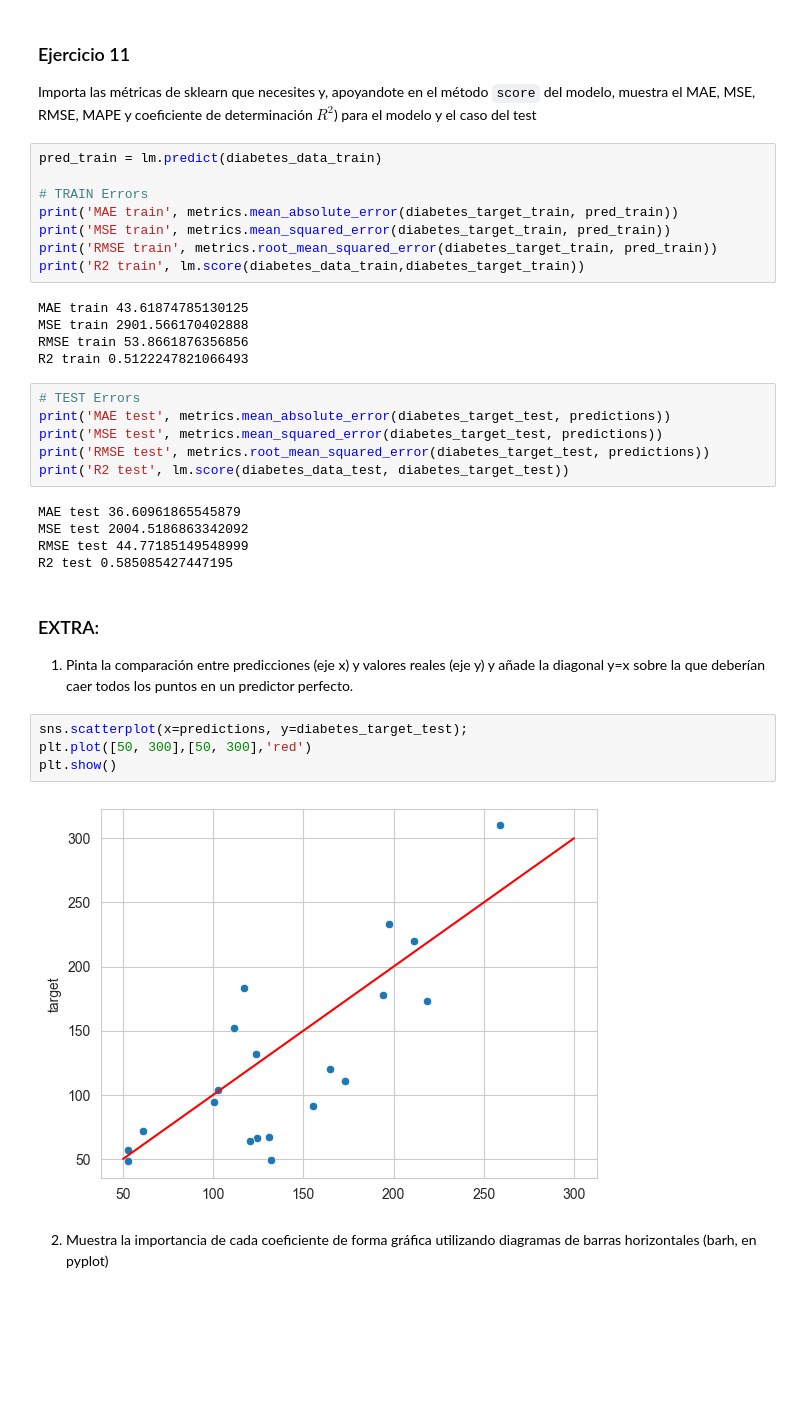
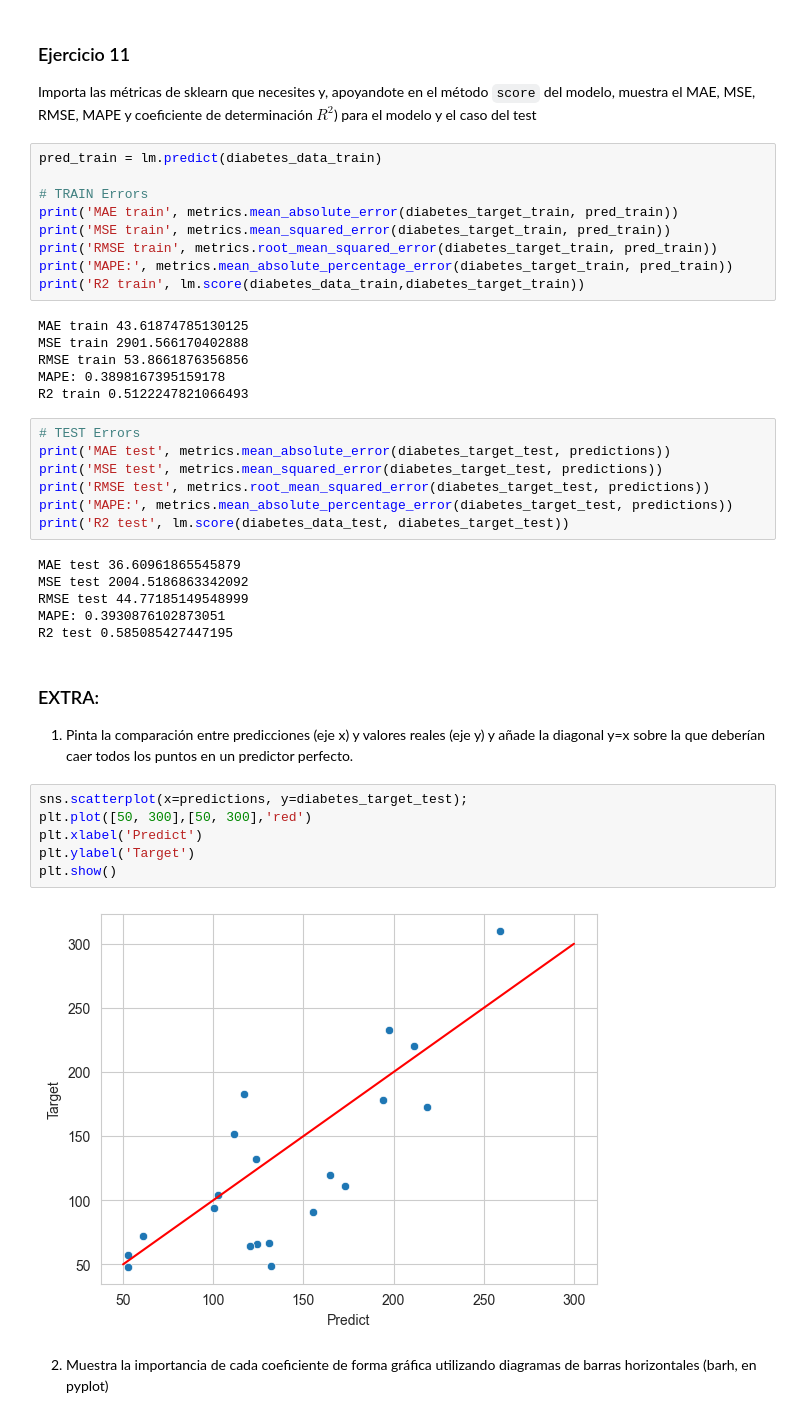
Before and after one commit to elecomexp/ONLINE_DS_THEBRIDGE_2024, a Jupyter notebook: 05_Machine_Learning/S12_Supervisados_I/U01_RegLineal_Regularizacion/Ejercicios_Workout/13_Ejercicios_Modelado_RL.ipynb, the cells around one changed output. Saved outputs shown, nothing was run; the diff lists cells and outputs as text; blank space fills up the shorter version.

```diff
--- a/05_Machine_Learning/S12_Supervisados_I/U01_RegLineal_Regularizacion/Ejercicios_Workout/13_Ejercicios_Modelado_RL.ipynb
+++ b/05_Machine_Learning/S12_Supervisados_I/U01_RegLineal_Regularizacion/Ejercicios_Workout/13_Ejercicios_Modelado_RL.ipynb
@@ -298,22 +319,26 @@ pred_train = lm.predict(diabetes_data_train)
 print('MAE train', metrics.mean_absolute_error(diabetes_target_train, pred_train))
 print('MSE train', metrics.mean_squared_error(diabetes_target_train, pred_train))
 print('RMSE train', metrics.root_mean_squared_error(diabetes_target_train, pred_train))
+print('MAPE:', metrics.mean_absolute_percentage_error(diabetes_target_train, pred_train))
 print('R2 train', lm.score(diabetes_data_train,diabetes_target_train))
 # %% [output]
 MAE train 43.61874785130125
 MSE train 2901.566170402888
 RMSE train 53.8661876356856
+MAPE: 0.3898167395159178
 R2 train 0.5122247821066493
 # %%
 # TEST Errors
 print('MAE test', metrics.mean_absolute_error(diabetes_target_test, predictions))
 print('MSE test', metrics.mean_squared_error(diabetes_target_test, predictions))
 print('RMSE test', metrics.root_mean_squared_error(diabetes_target_test, predictions))
+print('MAPE:', metrics.mean_absolute_percentage_error(diabetes_target_test, predictions))
 print('R2 test', lm.score(diabetes_data_test, diabetes_target_test))
 # %% [output]
 MAE test 36.60961865545879
 MSE test 2004.5186863342092
 RMSE test 44.77185149548999
+MAPE: 0.3930876102873051
 R2 test 0.585085427447195
 # %% [markdown]
 ### EXTRA:
@@ -322,9 +347,11 @@ R2 test 0.585085427447195
 # %%
 sns.scatterplot(x=predictions, y=diabetes_target_test);
 plt.plot([50, 300],[50, 300],'red')
+plt.xlabel('Predict')
+plt.ylabel('Target')
 plt.show()
 # %% [output]
-[figure, old version]
+[figure, new version]
 # %% [markdown]
 2. Muestra la importancia de cada coeficiente de forma gráfica utilizando diagramas de barras horizontales (barh, en pyplot)
 # %%
```
Also changed, not shown: parts of 12 cells of this notebook.
